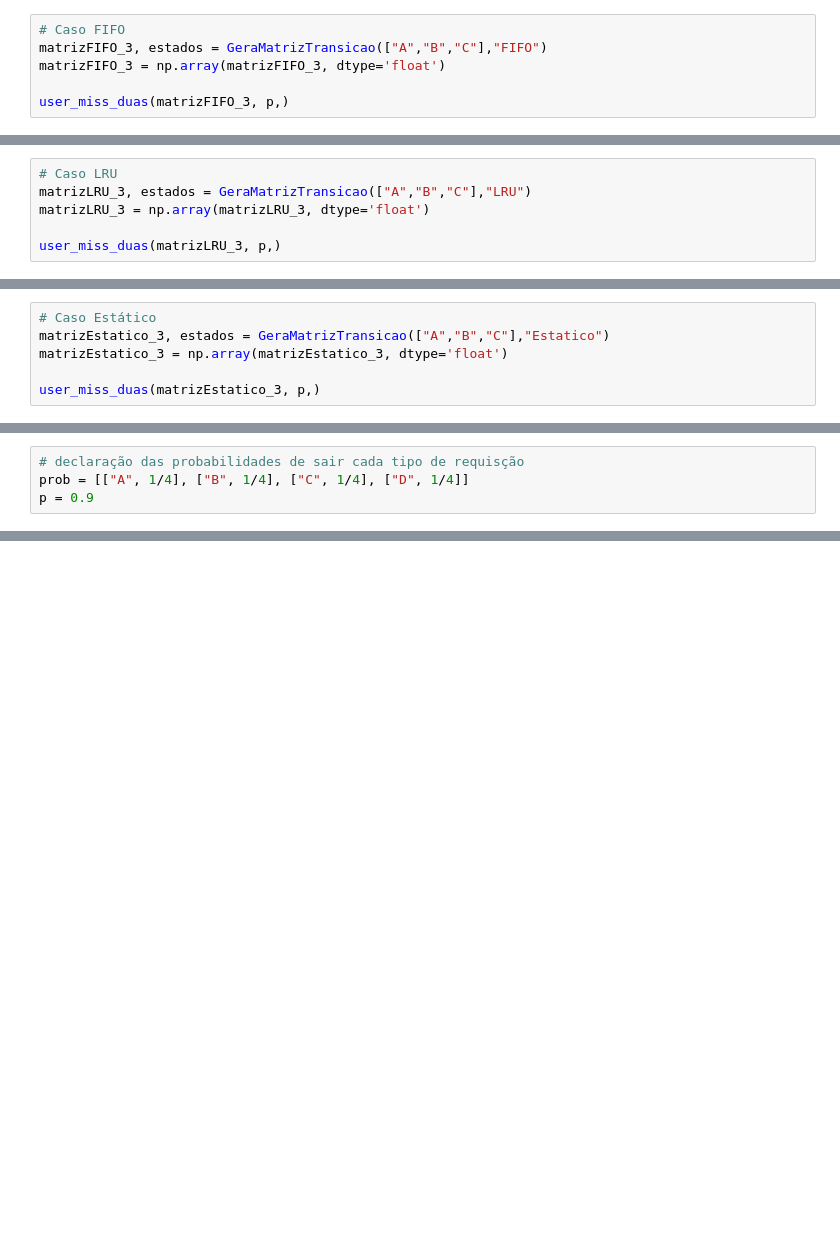
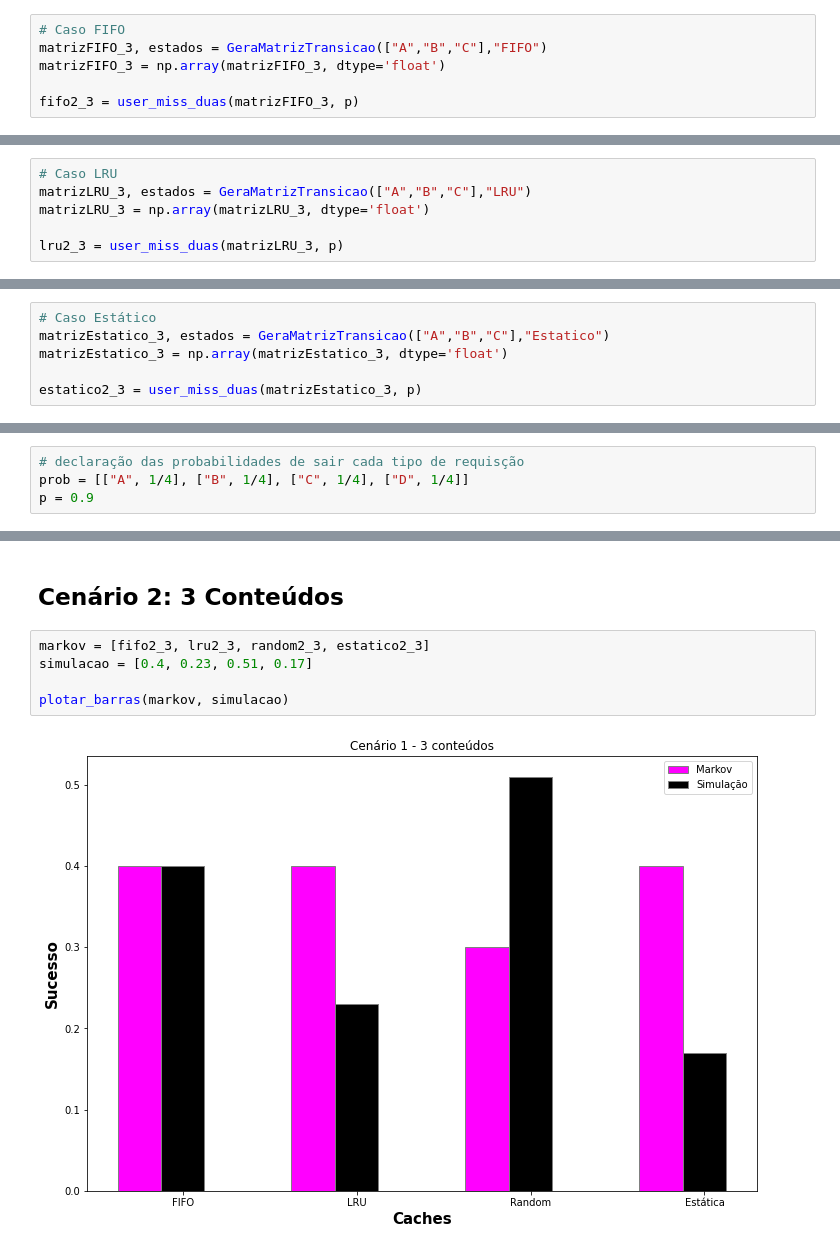
Before and after one commit to siliconemonster/AD-TrabalhoFinal, a Jupyter notebook: Simulação_AD.ipynb, the cells around one changed output, grey strips where cells are left out. Cells and saved outputs as stored; diff of their text form; blank space fills up the shorter version.

```diff
--- a/Simulação_AD.ipynb
+++ b/Simulação_AD.ipynb
@@ -973,6 +693,6 @@ A probabilidade de User Miss é de 0.31000000000000005
 matrizFIFO_3, estados = GeraMatrizTransicao(["A","B","C"],"FIFO")
 matrizFIFO_3 = np.array(matrizFIFO_3, dtype='float')
 
-user_miss_duas(matrizFIFO_3, p,)
+fifo2_3 = user_miss_duas(matrizFIFO_3, p)
 # %% [output]
 A distribuição estacionária é dada por: [['ABAB', 0.3333333333333337], ['ABAC', 0.0], ['ABBA', 0.0], ['ABBC', 0.0], ['ABCA', 0.0], ['ABCB', 0.0], ['ACAC', 0.0], ['ACBA', 0.0], ['ACBC', 0.0], ['ACCA',  ...
@@ -982,6 +702,6 @@ A distribuição estacionária é dada por: [['ABAB', 0.3333333333333337], ['ABA
 matrizLRU_3, estados = GeraMatrizTransicao(["A","B","C"],"LRU")
 matrizLRU_3 = np.array(matrizLRU_3, dtype='float')
 
-user_miss_duas(matrizLRU_3, p,)
+lru2_3 = user_miss_duas(matrizLRU_3, p)
 # %% [output]
 A distribuição estacionária é dada por: [['ABAB', 0.16666666666666674], ['ABAC', 0.0], ['ABBA', 0.0], ['ABBC', 0.0], ['ABCA', 0.0], ['ABCB', 0.0], ['ACAC', 0.1666666666666666], ['ACBA', 0.0], ['ACBC', ...
@@ -991,6 +728,6 @@ A distribuição estacionária é dada por: [['ABAB', 0.16666666666666674], ['AB
 matrizEstatico_3, estados = GeraMatrizTransicao(["A","B","C"],"Estatico")
 matrizEstatico_3 = np.array(matrizEstatico_3, dtype='float')
 
-user_miss_duas(matrizEstatico_3, p,)
+estatico2_3 = user_miss_duas(matrizEstatico_3, p)
 # %% [output]
 A distribuição estacionária é dada por: [['ABAB', 1.0], ['ABAC', 0.0], ['ABBA', 0.0], ['ABBC', 0.0], ['ABCA', 0.0], ['ABCB', 0.0], ['ACAC', 0.0], ['ACBA', 0.0], ['ACBC', 0.0], ['ACCA', 0.0], ['ACCB',  ...
@@ -1100,0 +908,9 @@ array([0.22222222, 0.06666667, 0.15555556, 0.20444444, 0.11111111,
+# %% [markdown]
+ ## Cenário 2: 3 Conteúdos
+# %%
+markov = [fifo2_3, lru2_3, random2_3, estatico2_3]
+simulacao = [0.4, 0.23, 0.51, 0.17]
+
+plotar_barras(markov, simulacao)
+# %% [output]
+[figure, added]
```
Also changed, not shown: parts of 46 cells of this notebook.
